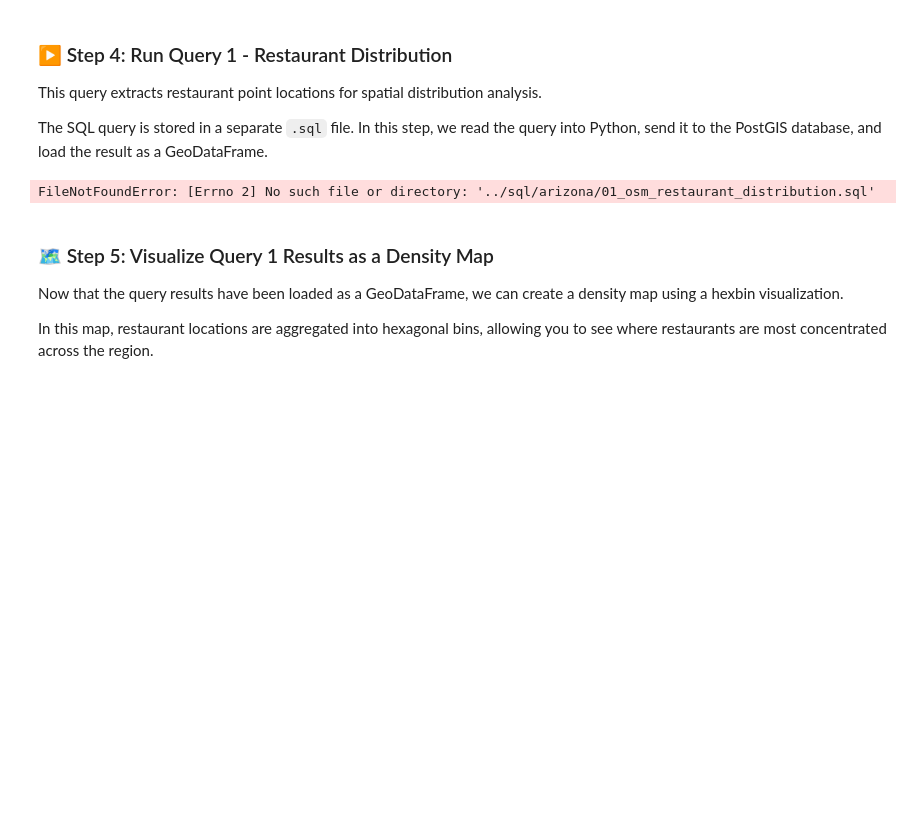
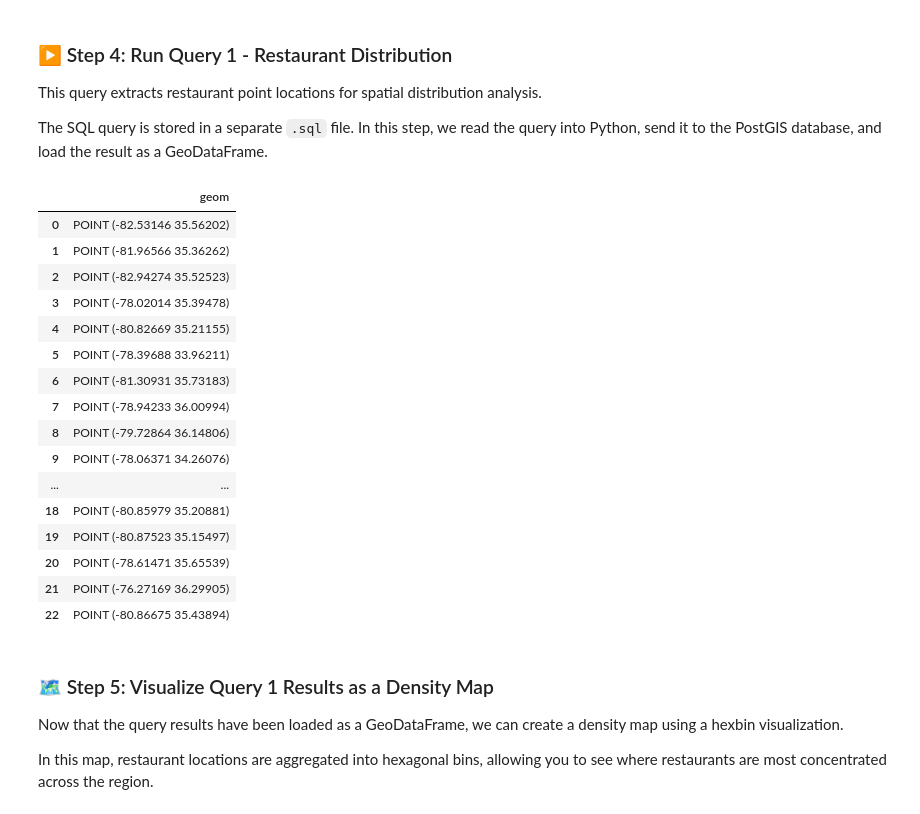
Before and after one commit to ElizabethnParks/gist604b-osm-postgis-sp26, a Jupyter notebook: notebooks/osm_postgis_queries_Parks.ipynb, the cells around one changed output. Cells and saved outputs as stored; diff of their text form; code cells hidden in the pictures; blank space fills up the shorter version.

```diff
--- a/notebooks/osm_postgis_queries_Parks.ipynb
+++ b/notebooks/osm_postgis_queries_Parks.ipynb
@@ -132,21 +148,37 @@ This query extracts restaurant point locations for spatial distribution analysis
 
 The SQL query is stored in a separate `.sql` file. In this step, we read the query into Python, send it to the PostGIS database, and load the result as a GeoDataFrame.
 # %%
-query_1_file = Path("../sql/arizona/01_osm_restaurant_distribution.sql")
+query_1_file = Path("../sql/northcarolina/01_osm_hospital_distribution.sql")
 
 # Read SQL query from file
 query_1_sql = query_1_file.read_text(encoding="utf-8")
 
 # Execute query and load result as a GeoDataFrame
 try:
     query_1_results = gpd.read_postgis(query_1_sql, engine, geom_col="geom")
     # Display results
     display(query_1_results)
 except Exception as e:
     print("❌ Query failed:")
     print(e)
 # %% [output]
-FileNotFoundError: [Errno 2] No such file or directory: '../sql/arizona/01_osm_restaurant_distribution.sql'
+|  | geom |
+| 0 | POINT (-82.53146 35.56202) |
+| 1 | POINT (-81.96566 35.36262) |
+| 2 | POINT (-82.94274 35.52523) |
+| 3 | POINT (-78.02014 35.39478) |
+| 4 | POINT (-80.82669 35.21155) |
+| 5 | POINT (-78.39688 33.96211) |
+| 6 | POINT (-81.30931 35.73183) |
+| 7 | POINT (-78.94233 36.00994) |
+| 8 | POINT (-79.72864 36.14806) |
+| 9 | POINT (-78.06371 34.26076) |
+| ... | ... |
+| 18 | POINT (-80.85979 35.20881) |
+| 19 | POINT (-80.87523 35.15497) |
+| 20 | POINT (-78.61471 35.65539) |
+| 21 | POINT (-76.27169 36.29905) |
+| 22 | POINT (-80.86675 35.43894) |
 # %% [markdown]
 ### 🗺️ Step 5: Visualize Query 1 Results as a Density Map
 
```
Also changed, not shown: parts of 11 cells of this notebook, 1 other file.
